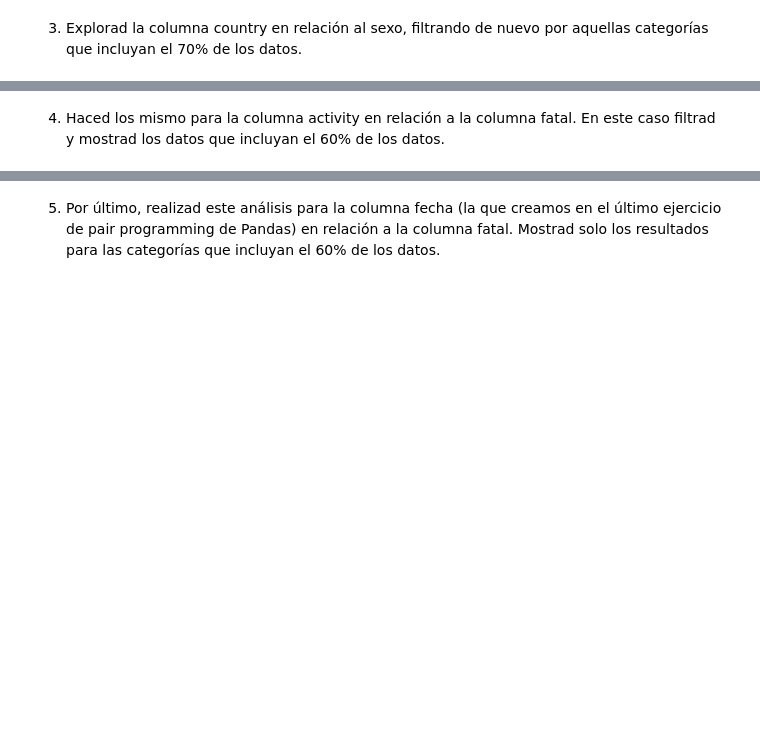
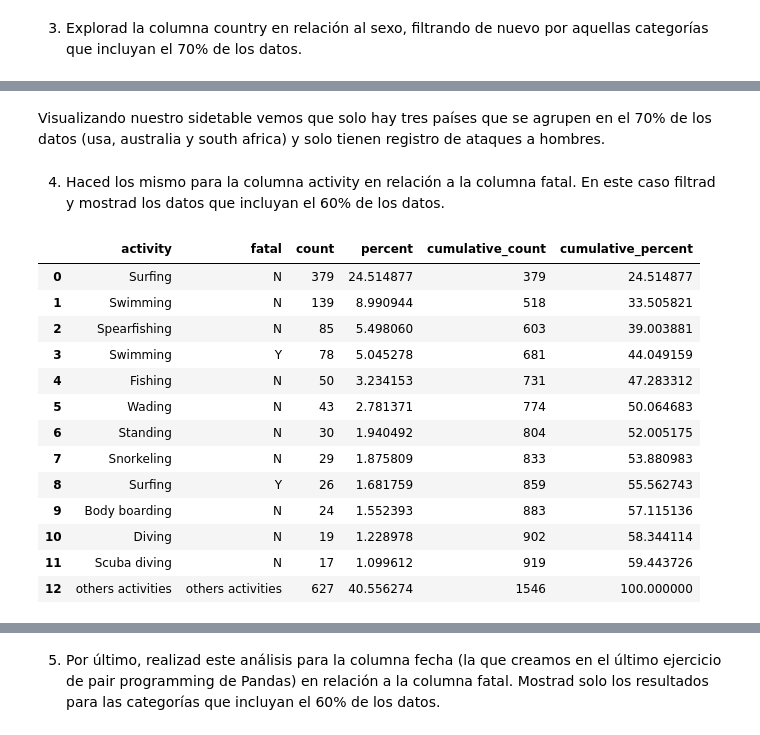
Before and after one commit to Adalab/DA-promo-c-modulo-2-sprint-2-Silvia-Pilar, a Jupyter notebook: EDA/Leccion-11-EDA-II-Nulos-y-Valores-extremos/EDA-II-Nulos-y-Valores-extremos.ipynb, the cells around one changed output, grey strips where cells are left out. Drawn from its saved outputs; the diff is of its cells as text; code cells hidden in the pictures; blank space fills up the shorter version.

```diff
--- a/EDA/Leccion-11-EDA-II-Nulos-y-Valores-extremos/EDA-II-Nulos-y-Valores-extremos.ipynb
+++ b/EDA/Leccion-11-EDA-II-Nulos-y-Valores-extremos/EDA-II-Nulos-y-Valores-extremos.ipynb
@@ -33,0 +37,2 @@ fecha           ✔️ la limpiamos en el pair de Pandas V
+# %%
+df = pd.read_csv("limpieza1.csv", index_col=0)
@@ -43,2 +117,21 @@ Usad la librería sidetable para:
+# %% [markdown]
+Visualizando nuestro sidetable vemos que solo hay tres países que se agrupen en el 70% de los datos (usa, australia y south africa) y solo tienen registro de ataques a hombres.
 # %% [markdown]
 4. Haced los mismo para la columna activity en relación a la columna fatal. En este caso filtrad y mostrad los datos que incluyan el 60% de los datos.
+# %%
+df.stb.freq(["activity", "fatal"], thresh= 60, other_label="others activities")
+# %% [output]
+|  | activity | fatal | count | percent | cumulative_count | cumulative_percent |
+| 0 | Surfing | N | 379 | 24.514877 | 379 | 24.514877 |
+| 1 | Swimming | N | 139 | 8.990944 | 518 | 33.505821 |
+| 2 | Spearfishing | N | 85 | 5.498060 | 603 | 39.003881 |
+| 3 | Swimming | Y | 78 | 5.045278 | 681 | 44.049159 |
+| 4 | Fishing | N | 50 | 3.234153 | 731 | 47.283312 |
+| 5 | Wading | N | 43 | 2.781371 | 774 | 50.064683 |
+| 6 | Standing | N | 30 | 1.940492 | 804 | 52.005175 |
+| 7 | Snorkeling | N | 29 | 1.875809 | 833 | 53.880983 |
+| 8 | Surfing | Y | 26 | 1.681759 | 859 | 55.562743 |
+| 9 | Body boarding | N | 24 | 1.552393 | 883 | 57.115136 |
+| 10 | Diving | N | 19 | 1.228978 | 902 | 58.344114 |
+| 11 | Scuba diving | N | 17 | 1.099612 | 919 | 59.443726 |
+| 12 | others activities | others activities | 627 | 40.556274 | 1546 | 100.000000 |
```
Also changed, not shown: parts of 14 cells of this notebook, 2 other files.
